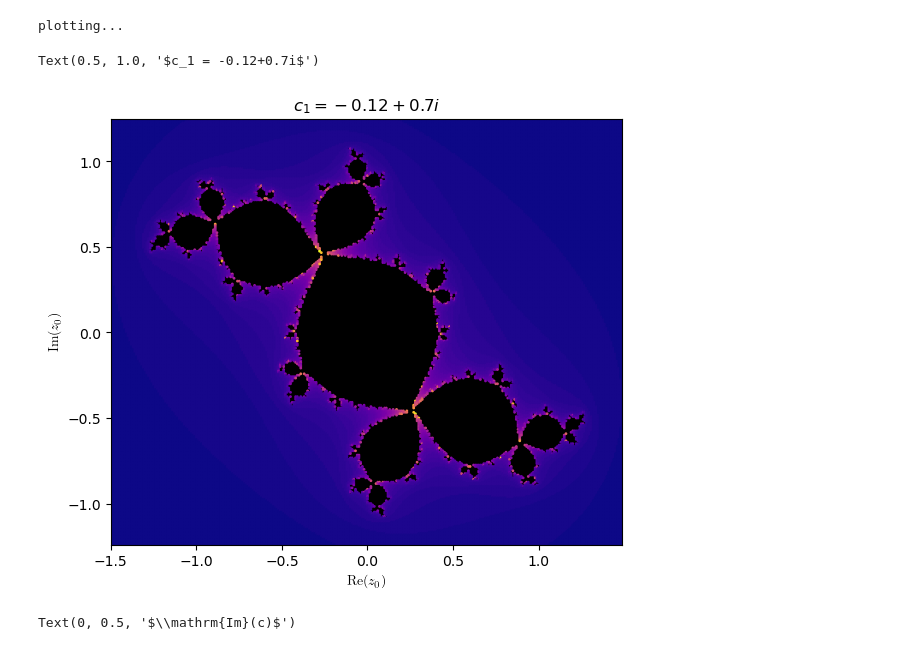
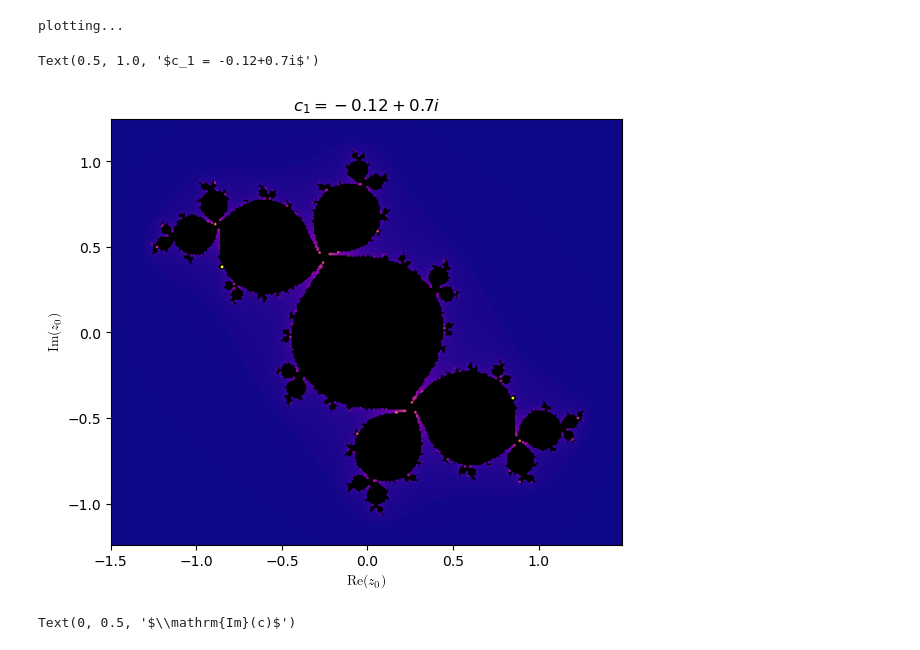
Before and after one commit to christopherwilson/HCov-Skills-Report--Julia-and-Mandelbrot, a Jupyter notebook: Mandelbrot.ipynb, the cells around one changed output. Cells and saved outputs as stored; diff of their text form; code cells hidden in the pictures.

```diff
--- a/Mandelbrot.ipynb
+++ b/Mandelbrot.ipynb
@@ -106,27 +106,27 @@ def gen_julia(tr : ComplexNumber, bl: ComplexNumber, res: tuple[int], c: Complex
                 in_julia[1].append(z0.imag())
     return in_julia, out_julia
 # %%
-_, out_julia = gen_julia(CC(-1.5,1.25), CC(1.5,-1.25), (300, 300), CC(-0.12,0.7))
+_, out_julia = gen_julia(CC(-1.5,1.25), CC(1.5,-1.25), (300, 300), CC(-0.12,0.67), N = 200)
 print("plotting...")
 fig = plt.scatter(
     out_julia[0],
     out_julia[1],
     c=out_julia[2],
     s = 1,
     cmap= "plasma"
     )
 plt.tight_layout()
 ax = plt.gca()
 ax.set_aspect("equal")
 ax.set_facecolor("black")
 ax.margins(x=0, y=0)
 plt.xlabel("$\mathrm{Re}(z_0)$", usetex=True)
 plt.ylabel("$\mathrm{Im}(z_0)$", usetex=True)
-plt.title("$c_1 = -0.12+0.7i$")
+plt.title("$c_1 = -0.12+0.67i$")
 # %% [output]
 plotting...
 Text(0.5, 1.0, '$c_1 = -0.12+0.7i$')
-[figure, old version]
+[figure, new version]
 # %%
 _, out_mandelbrot = gen_mandelbrot(CC(-0.4,1.15), CC(0.1,0.65), (200, 200))
 plt.scatter(
```
Also changed, not shown: parts of 6 cells of this notebook, 3 other files.
